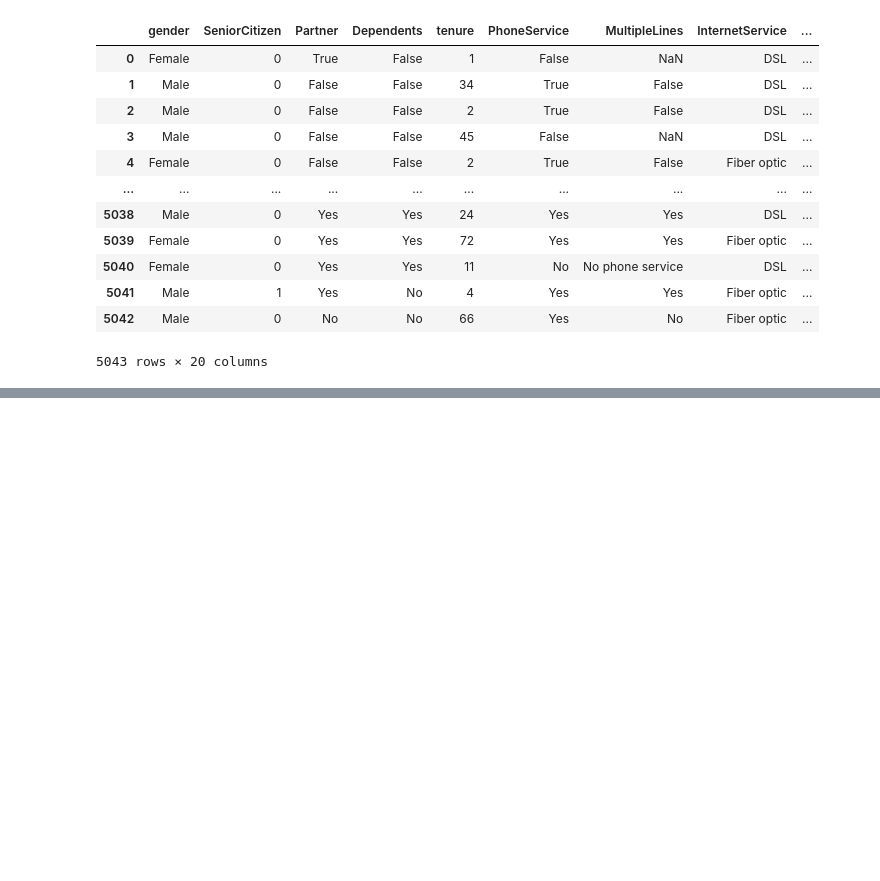
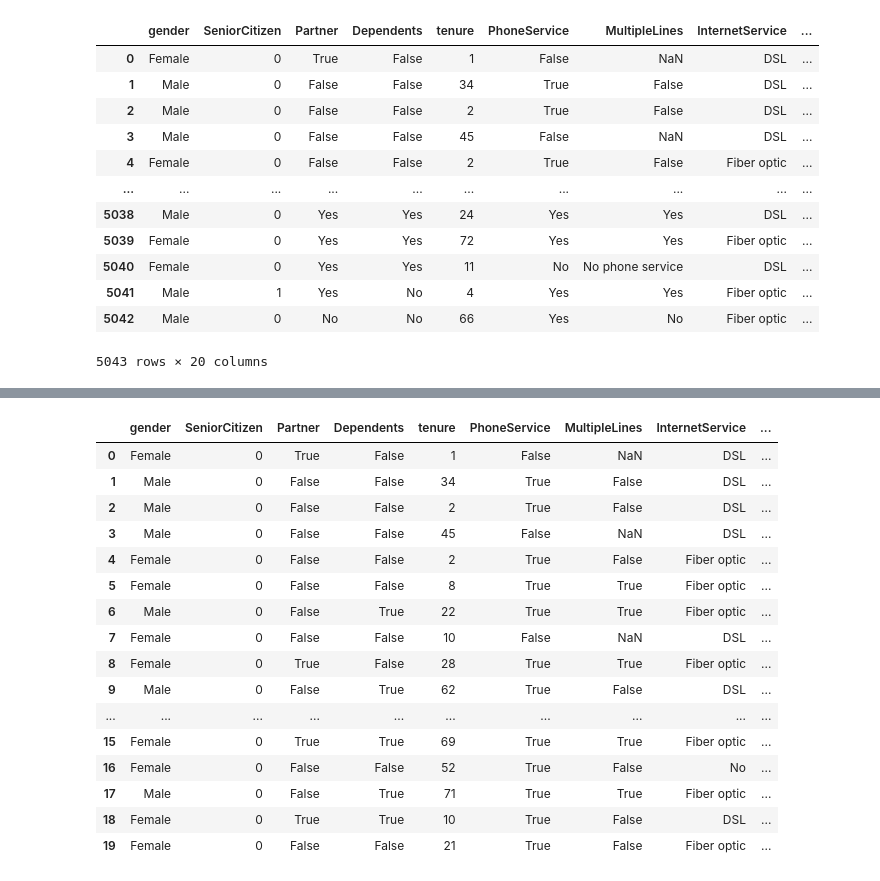
Before and after one commit to parockson/churn-analysis-with-machine-learning, a Jupyter notebook: notebook/analysis_file.ipynb, the cells around one changed output, grey strips where cells are left out. Cells and saved outputs as stored; diff of their text form; code cells hidden in the pictures; blank space fills up the shorter version.

```diff
--- a/notebook/analysis_file.ipynb
+++ b/notebook/analysis_file.ipynb
@@ -456,0 +754,4 @@ df
+# %%
+# Read the CSV file into a pandas DataFrame
+df= pd.read_csv('../datasets/raw_datasets/corrected_df.csv')
+df.head()
@@ -456,0 +765,24 @@ df
+# %%
+# Round 'MonthlyCharges' column to two decimal places
+df['MonthlyCharges'] = df['MonthlyCharges'].round(2)
+
+# Display the DataFrame
+df.head(20)
+# %% [output]
+|  | gender | SeniorCitizen | Partner | Dependents | tenure | PhoneService | MultipleLines | InternetService | ... |
+| 0 | Female | 0 | True | False | 1 | False | NaN | DSL | ... |
+| 1 | Male | 0 | False | False | 34 | True | False | DSL | ... |
+| 2 | Male | 0 | False | False | 2 | True | False | DSL | ... |
+| 3 | Male | 0 | False | False | 45 | False | NaN | DSL | ... |
+| 4 | Female | 0 | False | False | 2 | True | False | Fiber optic | ... |
+| 5 | Female | 0 | False | False | 8 | True | True | Fiber optic | ... |
+| 6 | Male | 0 | False | True | 22 | True | True | Fiber optic | ... |
+| 7 | Female | 0 | False | False | 10 | False | NaN | DSL | ... |
+| 8 | Female | 0 | True | False | 28 | True | True | Fiber optic | ... |
+| 9 | Male | 0 | False | True | 62 | True | False | DSL | ... |
+| ... | ... | ... | ... | ... | ... | ... | ... | ... | ... |
+| 15 | Female | 0 | True | True | 69 | True | True | Fiber optic | ... |
+| 16 | Female | 0 | False | False | 52 | True | False | No | ... |
+| 17 | Male | 0 | False | True | 71 | True | True | Fiber optic | ... |
+| 18 | Female | 0 | True | True | 10 | True | False | DSL | ... |
+| 19 | Female | 0 | False | False | 21 | True | False | Fiber optic | ... |
```
Also changed, not shown: parts of 23 cells of this notebook, 1 other file.
